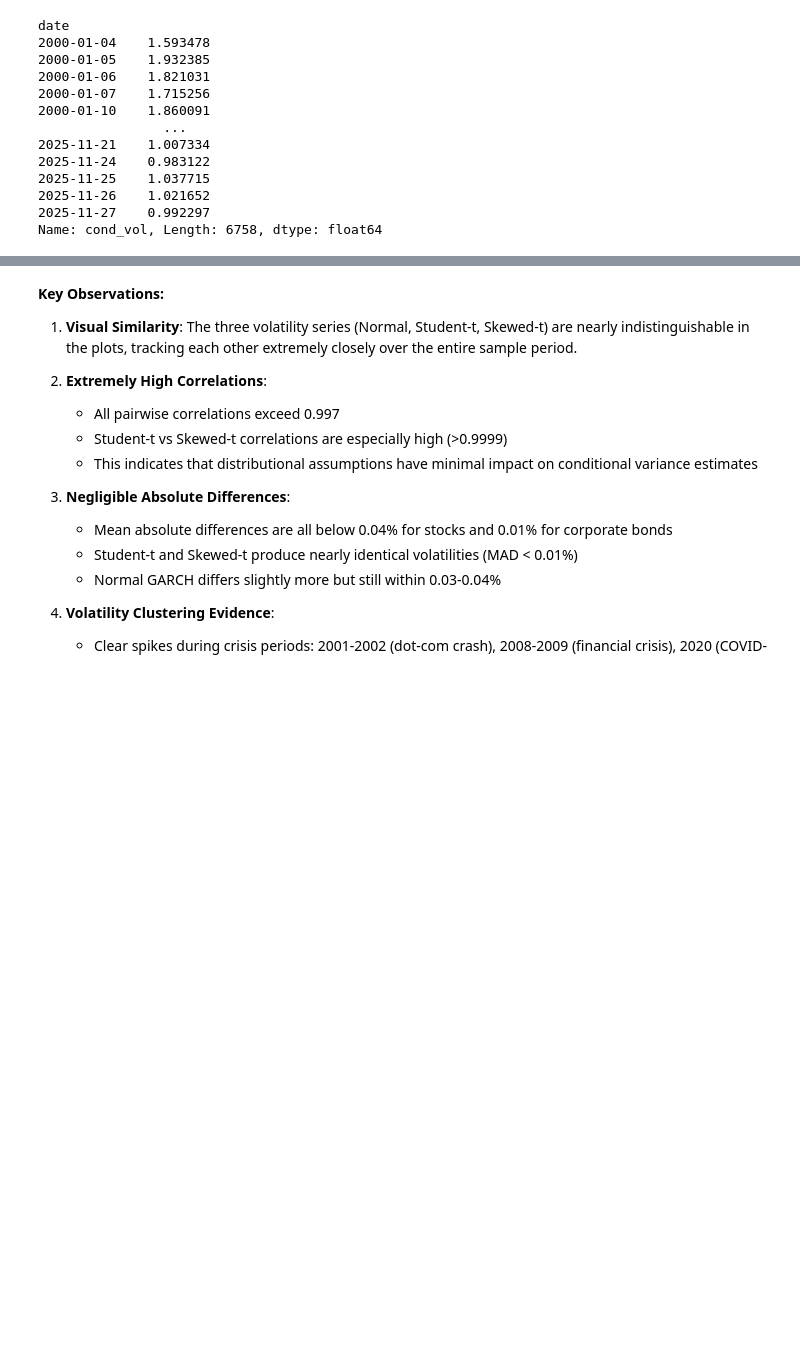
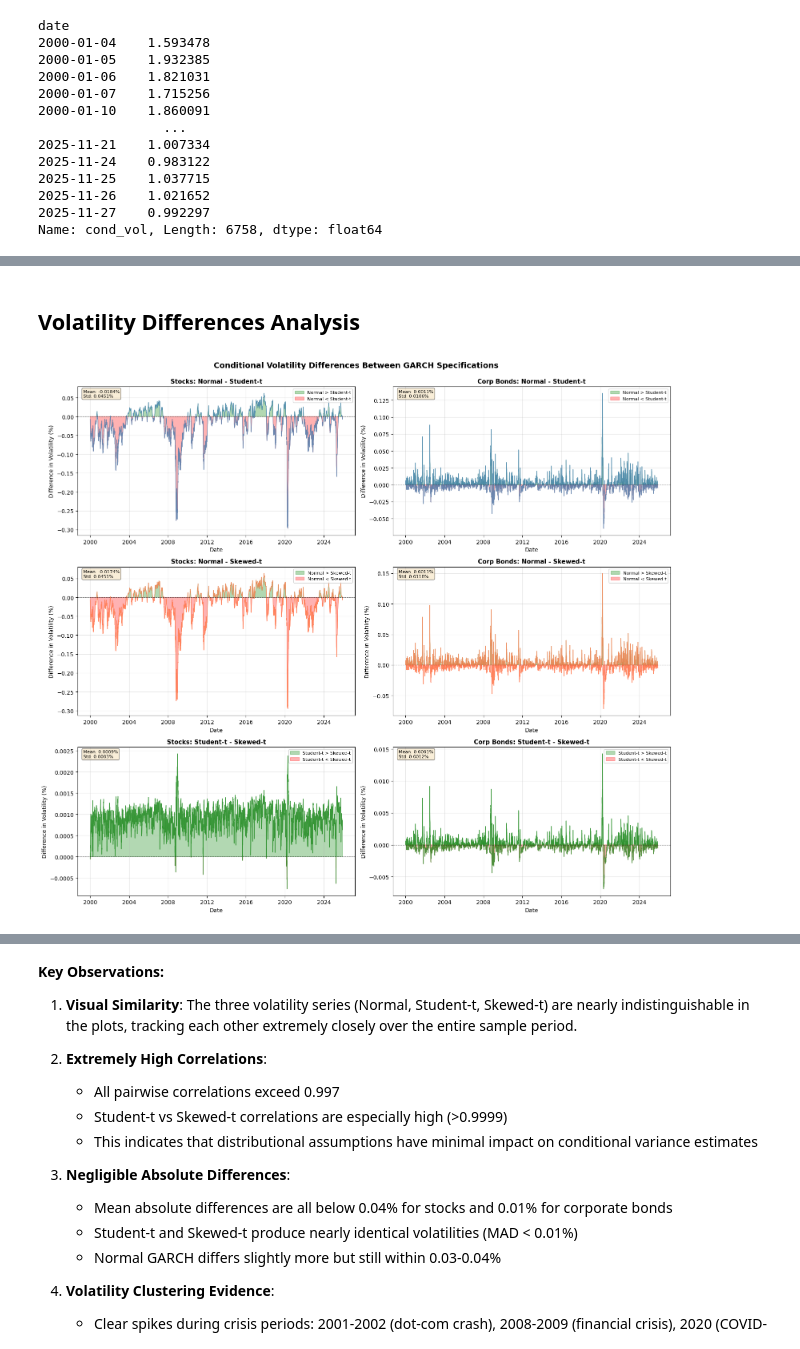
Before and after one commit to pamaths/financial_econometrics_I, a Jupyter notebook: notebooks/fineco_.ipynb, the cells around one changed output, grey strips where cells are left out. Cells and saved outputs as stored; diff of their text form; code cells hidden in the pictures; blank space fills up the shorter version.

```diff
--- a/notebooks/fineco_.ipynb
+++ b/notebooks/fineco_.ipynb
@@ -4051 +4046,73 @@ Stocks:
     Student-t vs Skewed-t: 0.0007
+# %% [markdown]
+## Volatility Differences Analysis
+# %%
+# Volatility Differences Comparison: 3x2 grid (Stocks vs Corp Bonds)
+fig, axes = plt.subplots(3, 2, figsize=(16, 14))
+
+# Define asset names for each column
+asset_names = ['Stocks', 'Corp Bonds']
+
+# Row 1: Normal - Student-t
+for col_idx, asset_name in enumerate(asset_names):
+    ax = axes[0, col_idx]
+    data = volatility_data[asset_name]
+
+    diff_nt = data['Normal'] - data['Student-t']
+    ax.plot(data['dates'], diff_nt, linewidth=1.0, color='steelblue', alpha=0.8)
+    ax.axhline(y=0, color='black', linestyle='--', linewidth=0.8, alpha=0.5)
+    ax.fill_between(data['dates'], 0, diff_nt, where=(diff_nt >= 0), alpha=0.3, color='green', label='Normal > Student-t')
+    ax.fill_between(data['dates'], 0, diff_nt, where=(diff_nt < 0), alpha=0.3, color='red', label='Normal < Student-t')
+    ax.set_title(f'{asset_name}: Normal - Student-t', fontsize=11, fontweight='bold')
+    ax.set_xlabel('Date')
+    ax.set_ylabel('Difference in Volatility (%)')
+    ax.legend(loc='upper right', fontsize=8)
+    ax.grid(alpha=0.3)
+    ax.text(0.02, 0.98, f'Mean: {np.mean(diff_nt):.4f}%\nStd: {np.std(diff_nt):.4f}%',
+            transform=ax.transAxes, verticalalignment='top',
+            bbox=dict(boxstyle='round', facecolor='wheat', alpha=0.5), fontsize=8)
+
+# Row 2: Normal - Skewed-t
+for col_idx, asset_name in enumerate(asset_names):
+    ax = axes[1, col_idx]
+    data = volatility_data[asset_name]
+
+    diff_ns = data['Normal'] - data['Skewed-t']
+    ax.plot(data['dates'], diff_ns, linewidth=1.0, color='coral', alpha=0.8)
+    ax.axhline(y=0, color='black', linestyle='--', linewidth=0.8, alpha=0.5)
+    ax.fill_between(data['dates'], 0, diff_ns, where=(diff_ns >= 0), alpha=0.3, color='green', label='Normal > Skewed-t')
+    ax.fill_between(data['dates'], 0, diff_ns, where=(diff_ns < 0), alpha=0.3, color='red', label='Normal < Skewed-t')
+    ax.set_title(f'{asset_name}: Normal - Skewed-t', fontsize=11, fontweight='bold')
+    ax.set_xlabel('Date')
+    ax.set_ylabel('Difference in Volatility (%)')
+    ax.legend(loc='upper right', fontsize=8)
+    ax.grid(alpha=0.3)
+    ax.text(0.02, 0.98, f'Mean: {np.mean(diff_ns):.4f}%\nStd: {np.std(diff_ns):.4f}%',
+            transform=ax.transAxes, verticalalignment='top',
+            bbox=dict(boxstyle='round', facecolor='wheat', alpha=0.5), fontsize=8)
+
+# Row 3: Student-t - Skewed-t
+for col_idx, asset_name in enumerate(asset_names):
+    ax = axes[2, col_idx]
+    data = volatility_data[asset_name]
+
+    diff_ts = data['Student-t'] - data['Skewed-t']
+    ax.plot(data['dates'], diff_ts, linewidth=1.0, color='forestgreen', alpha=0.8)
+    ax.axhline(y=0, color='black', linestyle='--', linewidth=0.8, alpha=0.5)
+    ax.fill_between(data['dates'], 0, diff_ts, where=(diff_ts >= 0), alpha=0.3, color='green', label='Student-t > Skewed-t')
+    ax.fill_between(data['dates'], 0, diff_ts, where=(diff_ts < 0), alpha=0.3, color='red', label='Student-t < Skewed-t')
+    ax.set_title(f'{asset_name}: Student-t - Skewed-t', fontsize=11, fontweight='bold')
+    ax.set_xlabel('Date')
+    ax.set_ylabel('Difference in Volatility (%)')
+    ax.legend(loc='upper right', fontsize=8)
+    ax.grid(alpha=0.3)
+    ax.text(0.02, 0.98, f'Mean: {np.mean(diff_ts):.4f}%\nStd: {np.std(diff_ts):.4f}%',
+            transform=ax.transAxes, verticalalignment='top',
+            bbox=dict(boxstyle='round', facecolor='wheat', alpha=0.5), fontsize=8)
+
+fig.suptitle('Conditional Volatility Differences Between GARCH Specifications',
+             fontsize=14, fontweight='bold', y=0.995)
+plt.tight_layout()
+plt.show()
+# %% [output]
+[figure, added]
```
Also changed, not shown: parts of 20 cells of this notebook, 18 other files.
